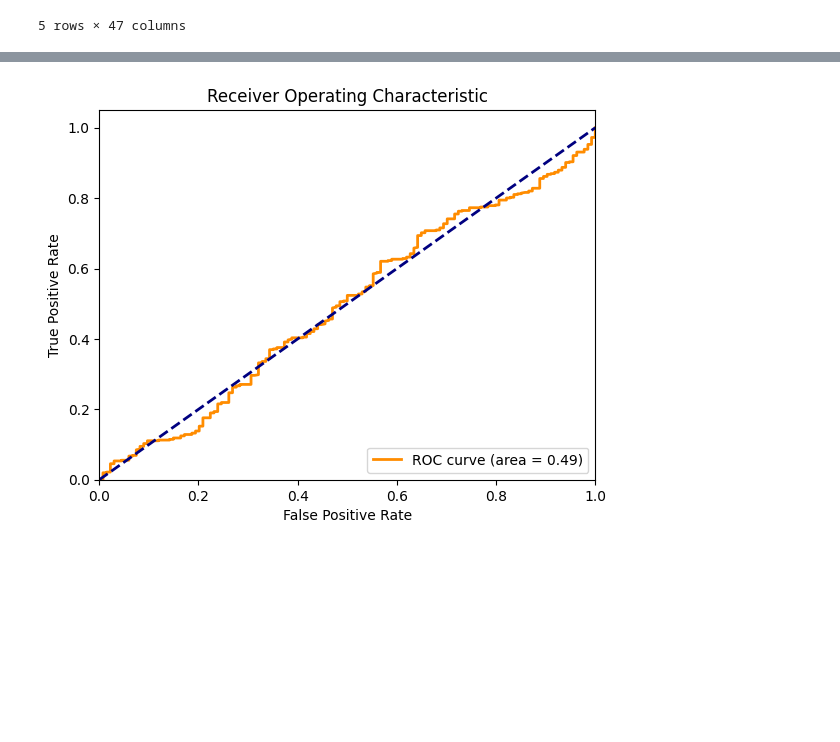
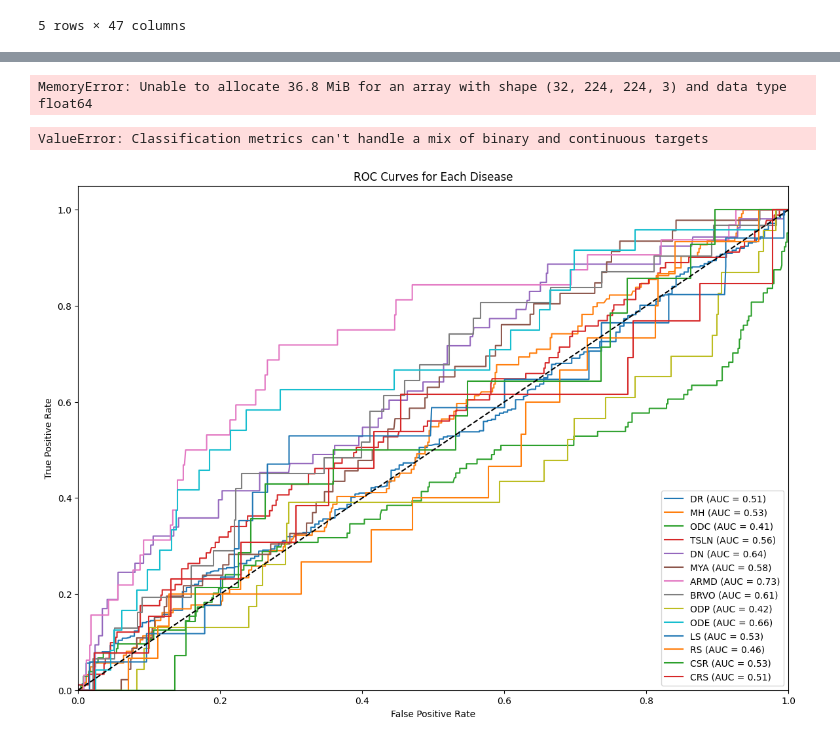
Before and after one commit to VirajBhagiya/Retinal-Disease-Classification, a Jupyter notebook: minor-version1.ipynb, the cells around one changed output, grey strips where cells are left out. Saved outputs shown, nothing was run; the diff lists cells and outputs as text; code cells hidden in the pictures; blank space fills up the shorter version.

```diff
--- a/minor-version1.ipynb
+++ b/minor-version1.ipynb
@@ -87,7 +157,9 @@ test_generator = DataGenerator(img_dir=test_img_dir, labels_df=test_labels, batc
 # %%
 # Load the EfficientNetB0 model
 base_model = EfficientNetB0(weights="imagenet", include_top=False, input_shape=(224, 224, 3))
-base_model.trainable = False  # Freeze base model
+base_model.trainable = True
+for layer in base_model.layers[:-20]:  # Freeze all layers except the last 20
+    layer.trainable = False
 
 # Build the model
 model = Sequential([
@@ -96,11 +168,11 @@ model = Sequential([
     Dropout(0.2),
     Dense(128, activation="relu"),
     Dropout(0.2),
-    Dense(train_labels.shape[1] - 1, activation="sigmoid")  # One output per disease, using sigmoid for multi-label
+    Dense(train_labels_filtered.shape[1] - 1, activation="sigmoid")  # One output per disease, using sigmoid for multi-label
 ])
 
 # Compile the model
-model.compile(optimizer="adam", loss="binary_crossentropy", metrics=["accuracy"])
+model.compile(optimizer="adam", loss="binary_crossentropy", metrics=["accuracy", AUC(name="auc")])
 # %%
 early_stop = EarlyStopping(monitor="val_loss", patience=3, restore_best_weights=True)
 checkpoint = ModelCheckpoint("best_model.keras", monitor="val_loss", save_best_only=True)
@@ -202,24 +327,64 @@ for i in range(y_true.shape[1]):
+# %%
+from sklearn.metrics import multilabel_confusion_matrix, classification_report
+
+# Predict on the test set
+y_true = np.array([y for _, y in test_generator])
+y_pred = model.predict(test_generator)
+y_pred = (y_pred > 0.5).astype(int)  # Convert probabilities to binary predictions
+
+# Flatten to 2D arrays if needed
+y_true = y_true.reshape(-1, y_true.shape[-1])
+y_pred = y_pred.reshape(-1, y_pred.shape[-1])
+
+# Get confusion matrix for each label (disease)
+conf_matrices = multilabel_confusion_matrix(y_true, y_pred)
+
+# Plot each confusion matrix
+for i, disease in enumerate(selected_diseases):
+    plt.figure(figsize=(5, 5))
+    plt.imshow(conf_matrices[i], interpolation='nearest', cmap=plt.cm.Blues)
+    plt.title(f'Confusion Matrix for {disease}')
+    plt.colorbar()
+    tick_marks = np.arange(2)
+    plt.xticks(tick_marks, ['No', 'Yes'], rotation=45)
+    plt.yticks(tick_marks, ['No', 'Yes'])
+
+    thresh = conf_matrices[i].max() / 2.
+    for j, k in np.ndindex(conf_matrices[i].shape):
+        plt.text(k, j, f"{conf_matrices[i][j, k]}", ha="center",
+                 color="white" if conf_matrices[i][j, k] > thresh else "black")
+
+    plt.xlabel('Predicted')
+    plt.ylabel('True')
+    plt.show()
+# %% [output]
+MemoryError: Unable to allocate 36.8 MiB for an array with shape (32, 224, 224, 3) and data type float64
+# %%
+# Flatten and binarize outputs for the report
+y_true_flat = y_true.flatten()
+y_pred_flat = y_pred.flatten()
+
+# Generate the classification report
+print(classification_report(y_true_flat, y_pred_flat, target_names=selected_diseases, zero_division=1))
+# %% [output]
+ValueError: Classification metrics can't handle a mix of binary and continuous targets
 # %%
 from sklearn.metrics import roc_curve, auc
-from sklearn.preprocessing import label_binarize
 
-# Binarize the output labels
-y_true_bin = label_binarize(y_true, classes=range(y_pred.shape[1]))
+# Plot ROC curve for each disease
+plt.figure(figsize=(14, 10))
+for i, disease in enumerate(selected_diseases):
+    fpr, tpr, _ = roc_curve(y_true[:, i], y_pred[:, i])
+    roc_auc = auc(fpr, tpr)
+    plt.plot(fpr, tpr, label=f'{disease} (AUC = {roc_auc:.2f})')
 
-# Compute ROC curve and AUC for each class
-fpr, tpr, _ = roc_curve(y_true_bin[:,0], y_pred[:,0])
-roc_auc = auc(fpr, tpr)
-
-# Plot ROC Curve
-plt.figure()
-plt.plot(fpr, tpr, color='darkorange', lw=2, label=f'ROC curve (area = {roc_auc:.2f})')
-plt.plot([0, 1], [0, 1], color='navy', lw=2, linestyle='--')
+plt.plot([0, 1], [0, 1], 'k--')
 plt.xlim([0.0, 1.0])
 plt.ylim([0.0, 1.05])
 plt.xlabel('False Positive Rate')
 plt.ylabel('True Positive Rate')
-plt.title('Receiver Operating Characteristic')
-plt.legend(loc='lower right')
+plt.title('ROC Curves for Each Disease')
+plt.legend(loc="lower right")
 plt.show()
 # %% [output]
-[figure, old version]
+[figure, new version]
```
Also changed, not shown: parts of 13 cells of this notebook, 2 other files.
